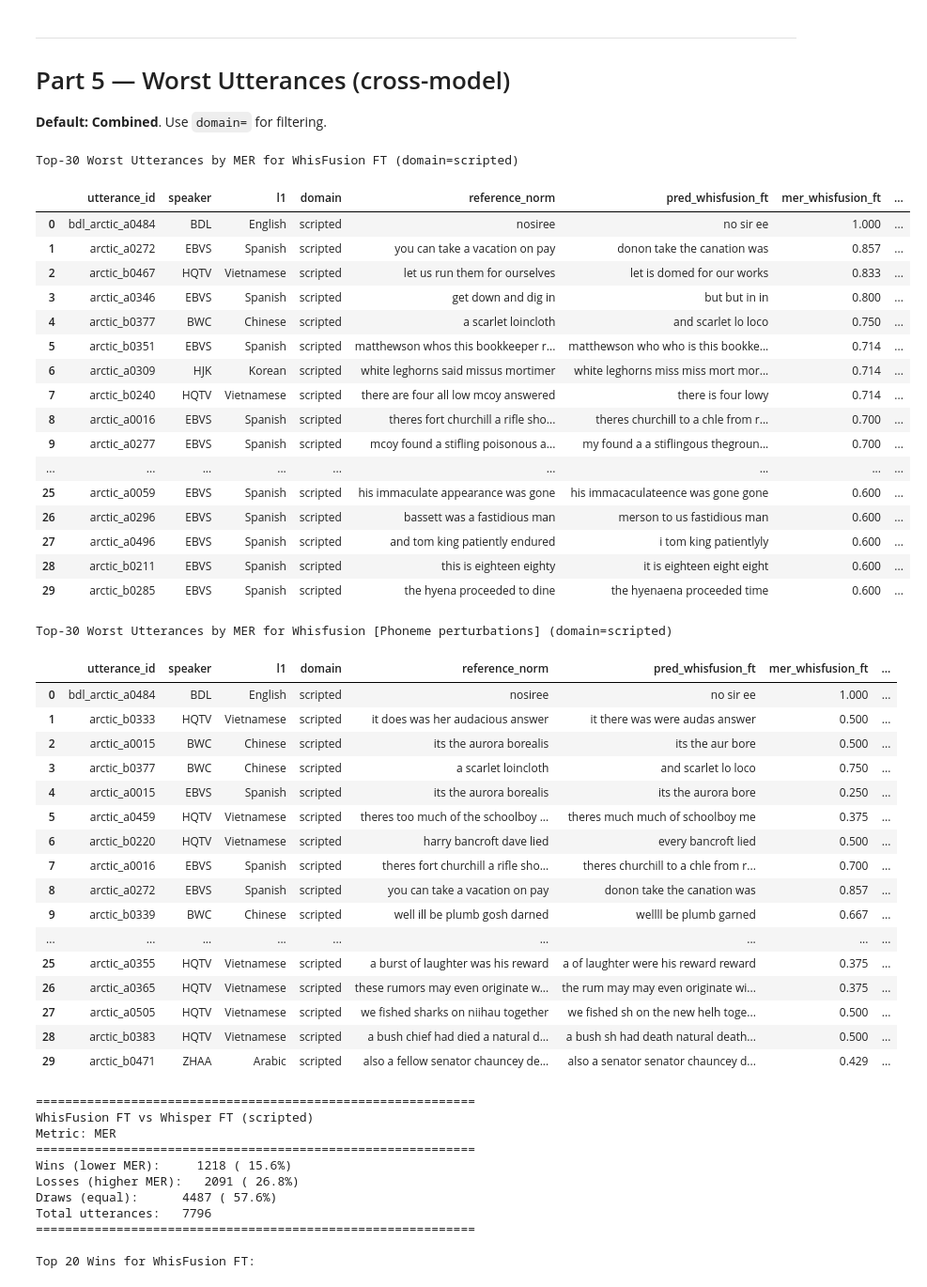
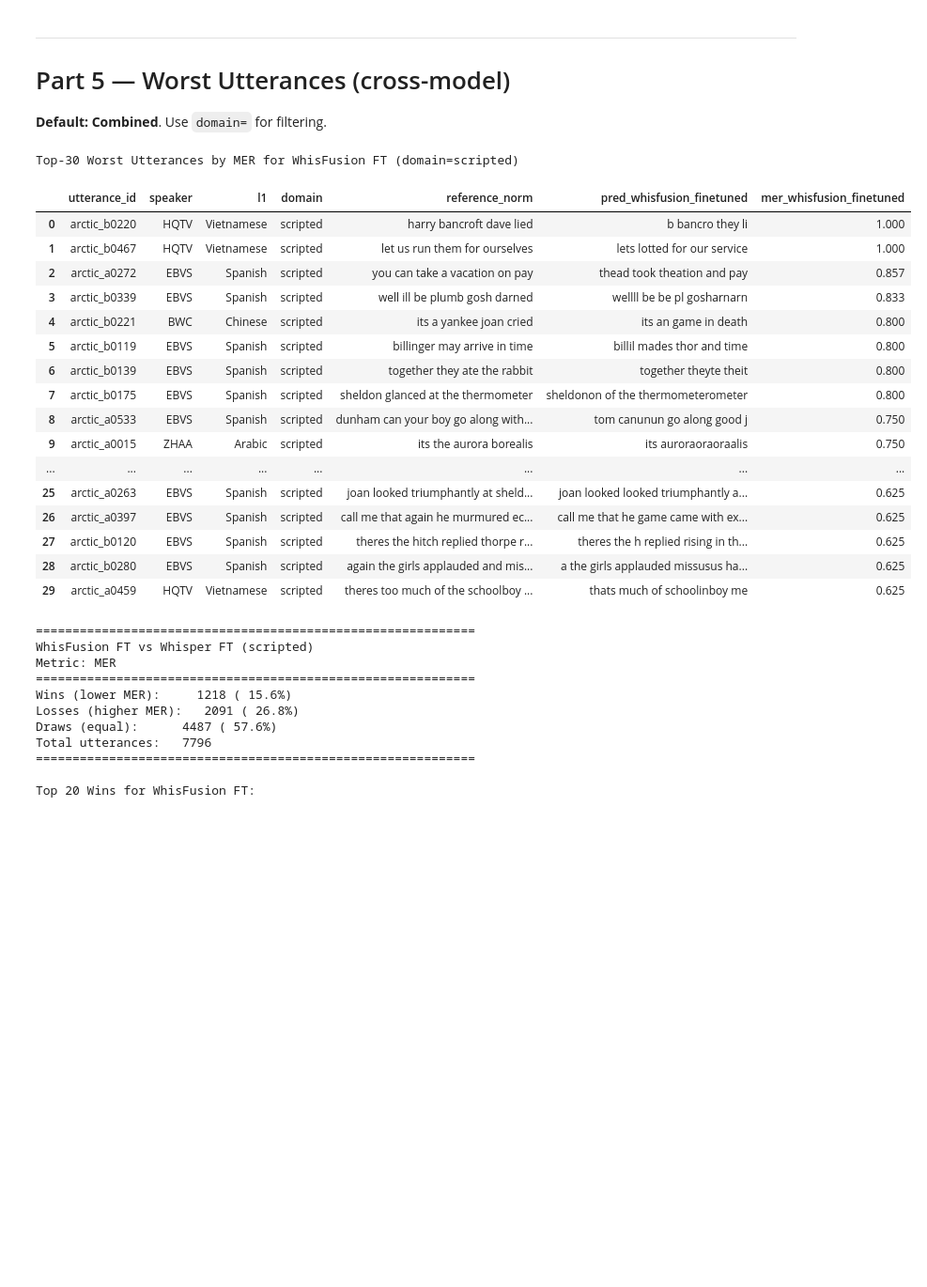
Before and after one commit to Tisya-V/accent-robust-asr, a Jupyter notebook: src/analysis/model_perf_comparison.ipynb, the cells around one changed output. Shown at 94% size. Saved outputs shown, nothing was run; the diff lists cells and outputs as text; code cells hidden in the pictures; blank space fills up the shorter version.

```diff
--- a/src/analysis/model_perf_comparison.ipynb
+++ b/src/analysis/model_perf_comparison.ipynb
@@ -499,8 +498,8 @@ N_WORST = 30
 models = [
     # "baseline",
     # "whisper_finetuned",
-    "whisfusion_ft",
-    "whisfusion_with_perturbs",
+    "whisfusion_finetuned",
+    # "whisfusion_with_perturbs",
 ]
 domain = "scripted"  # None = all data; "scripted"; "spontaneous"
 exclude_l1s = []  # e.g. ["Jamaican"]; use [] to keep all L1s
@@ -567,68 +566,50 @@ for anchor_key in models:
         add = (
             other[join_keys + ["prediction_norm", metric_col]]
             .rename(columns={
                 "prediction_norm": f"pred_{key}",
                 metric_col: f"{metric}_{key}",
             })
         )
         worst = worst.merge(add, on=join_keys, how="left")
 
     domain_str = f" (domain={domain})" if domain else " (All Data)"
     exclude_str = f" | excluded L1s: {', '.join(exclude_l1s)}" if exclude_l1s else ""
     metric_label = metric.upper()
     fmt_cols = {c: "{:.3f}" for c in worst.columns if c.startswith(f"{metric}_")}
 
     display(
         worst.style
         .format(fmt_cols)
         .set_properties(**{
             "max-width": "300px",
             "white-space": "normal",
             "overflow-wrap": "break-word",
             "word-break": "break-word",
             "overflow": "visible",
         })
         .set_caption(
             f"Top-{len(worst)} Worst Utterances by {metric_label} for {MODEL_KEYS[anchor_key]}{domain_str}{exclude_str}"
         )
     )
 # %% [output]
 Top-30 Worst Utterances by MER for WhisFusion FT (domain=scripted)
-|  | utterance_id | speaker | l1 | domain | reference_norm | pred_whisfusion_ft | mer_whisfusion_ft | ... |
-| 0 | bdl_arctic_a0484 | BDL | English | scripted | nosiree | no sir ee | 1.000 | ... |
-| 1 | arctic_a0272 | EBVS | Spanish | scripted | you can take a vacation on pay | donon take the canation was | 0.857 | ... |
-| 2 | arctic_b0467 | HQTV | Vietnamese | scripted | let us run them for ourselves | let is domed for our works | 0.833 | ... |
-| 3 | arctic_a0346 | EBVS | Spanish | scripted | get down and dig in | but but in in | 0.800 | ... |
-| 4 | arctic_b0377 | BWC | Chinese | scripted | a scarlet loincloth | and scarlet lo loco | 0.750 | ... |
-| 5 | arctic_b0351 | EBVS | Spanish | scripted | matthewson whos this bookkeeper r... | matthewson who who is this bookke... | 0.714 | ... |
-| 6 | arctic_a0309 | HJK | Korean | scripted | white leghorns said missus mortimer | white leghorns miss miss mort mor... | 0.714 | ... |
-| 7 | arctic_b0240 | HQTV | Vietnamese | scripted | there are four all low mcoy answered | there is four lowy | 0.714 | ... |
-| 8 | arctic_a0016 | EBVS | Spanish | scripted | theres fort churchill a rifle sho... | theres churchill to a chle from r... | 0.700 | ... |
-| 9 | arctic_a0277 | EBVS | Spanish | scripted | mcoy found a stifling poisonous a... | my found a a stiflingous thegroun... | 0.700 | ... |
-| ... | ... | ... | ... | ... | ... | ... | ... | ... |
-| 25 | arctic_a0059 | EBVS | Spanish | scripted | his immaculate appearance was gone | his immacaculateence was gone gone | 0.600 | ... |
-| 26 | arctic_a0296 | EBVS | Spanish | scripted | bassett was a fastidious man | merson to us fastidious man | 0.600 | ... |
-| 27 | arctic_a0496 | EBVS | Spanish | scripted | and tom king patiently endured | i tom king patientlyly | 0.600 | ... |
-| 28 | arctic_b0211 | EBVS | Spanish | scripted | this is eighteen eighty | it is eighteen eight eight | 0.600 | ... |
-| 29 | arctic_b0285 | EBVS | Spanish | scripted | the hyena proceeded to dine | the hyenaena proceeded time | 0.600 | ... |
+|  | utterance_id | speaker | l1 | domain | reference_norm | pred_whisfusion_finetuned | mer_whisfusion_finetuned |
+| 0 | arctic_b0220 | HQTV | Vietnamese | scripted | harry bancroft dave lied | b bancro they li | 1.000 |
+| 1 | arctic_b0467 | HQTV | Vietnamese | scripted | let us run them for ourselves | lets lotted for our service | 1.000 |
+| 2 | arctic_a0272 | EBVS | Spanish | scripted | you can take a vacation on pay | thead took theation and pay | 0.857 |
+| 3 | arctic_b0339 | EBVS | Spanish | scripted | well ill be plumb gosh darned | wellll be be pl gosharnarn | 0.833 |
+| 4 | arctic_b0221 | BWC | Chinese | scripted | its a yankee joan cried | its an game in death | 0.800 |
+| 5 | arctic_b0119 | EBVS | Spanish | scripted | billinger may arrive in time | billil mades thor and time | 0.800 |
+| 6 | arctic_b0139 | EBVS | Spanish | scripted | together they ate the rabbit | together theyte theit | 0.800 |
+| 7 | arctic_b0175 | EBVS | Spanish | scripted | sheldon glanced at the thermometer | sheldonon of the thermometerometer | 0.800 |
+| 8 | arctic_a0533 | EBVS | Spanish | scripted | dunham can your boy go along with... | tom canunun go along good j | 0.750 |
+| 9 | arctic_a0015 | ZHAA | Arabic | scripted | its the aurora borealis | its auroraoraoraalis | 0.750 |
+| ... | ... | ... | ... | ... | ... | ... | ... |
+| 25 | arctic_a0263 | EBVS | Spanish | scripted | joan looked triumphantly at sheld... | joan looked looked triumphantly a... | 0.625 |
+| 26 | arctic_a0397 | EBVS | Spanish | scripted | call me that again he murmured ec... | call me that he game came with ex... | 0.625 |
+| 27 | arctic_b0120 | EBVS | Spanish | scripted | theres the hitch replied thorpe r... | theres the h replied rising in th... | 0.625 |
+| 28 | arctic_b0280 | EBVS | Spanish | scripted | again the girls applauded and mis... | a the girls applauded missusus ha... | 0.625 |
+| 29 | arctic_a0459 | HQTV | Vietnamese | scripted | theres too much of the schoolboy ... | thats much of schoolinboy me | 0.625 |
-Top-30 Worst Utterances by MER for Whisfusion [Phoneme perturbations] (domain=scripted)
-|  | utterance_id | speaker | l1 | domain | reference_norm | pred_whisfusion_ft | mer_whisfusion_ft | ... |
-| 0 | bdl_arctic_a0484 | BDL | English | scripted | nosiree | no sir ee | 1.000 | ... |
-| 1 | arctic_b0333 | HQTV | Vietnamese | scripted | it does was her audacious answer | it there was were audas answer | 0.500 | ... |
-| 2 | arctic_a0015 | BWC | Chinese | scripted | its the aurora borealis | its the aur bore | 0.500 | ... |
-| 3 | arctic_b0377 | BWC | Chinese | scripted | a scarlet loincloth | and scarlet lo loco | 0.750 | ... |
-| 4 | arctic_a0015 | EBVS | Spanish | scripted | its the aurora borealis | its the aurora bore | 0.250 | ... |
-| 5 | arctic_a0459 | HQTV | Vietnamese | scripted | theres too much of the schoolboy ... | theres much much of schoolboy me | 0.375 | ... |
-| 6 | arctic_b0220 | HQTV | Vietnamese | scripted | harry bancroft dave lied | every bancroft lied | 0.500 | ... |
-| 7 | arctic_a0016 | EBVS | Spanish | scripted | theres fort churchill a rifle sho... | theres churchill to a chle from r... | 0.700 | ... |
-| 8 | arctic_a0272 | EBVS | Spanish | scripted | you can take a vacation on pay | donon take the canation was | 0.857 | ... |
-| 9 | arctic_b0339 | BWC | Chinese | scripted | well ill be plumb gosh darned | wellll be plumb garned | 0.667 | ... |
-| ... | ... | ... | ... | ... | ... | ... | ... | ... |
-| 25 | arctic_a0355 | HQTV | Vietnamese | scripted | a burst of laughter was his reward | a of laughter were his reward reward | 0.375 | ... |
-| 26 | arctic_a0365 | HQTV | Vietnamese | scripted | these rumors may even originate w... | the rum may may even originate wi... | 0.375 | ... |
-| 27 | arctic_a0505 | HQTV | Vietnamese | scripted | we fished sharks on niihau together | we fished sh on the new helh toge... | 0.500 | ... |
-| 28 | arctic_b0383 | HQTV | Vietnamese | scripted | a bush chief had died a natural d... | a bush sh had death natural death... | 0.500 | ... |
-| 29 | arctic_b0471 | ZHAA | Arabic | scripted | also a fellow senator chauncey de... | also a senator senator chauncey d... | 0.429 | ... |
 # %%
 def compare_models_head_to_head(
     model_key1: str,
```
Also changed, not shown: parts of 2 cells of this notebook, 5 other files.
